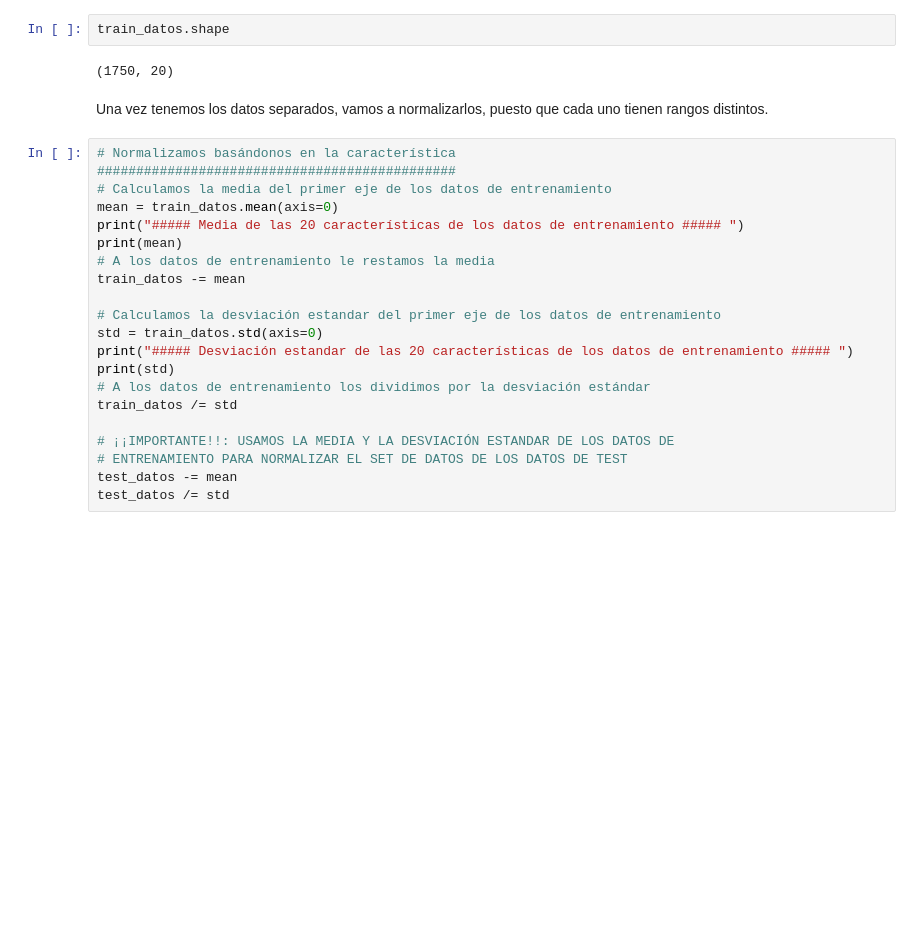
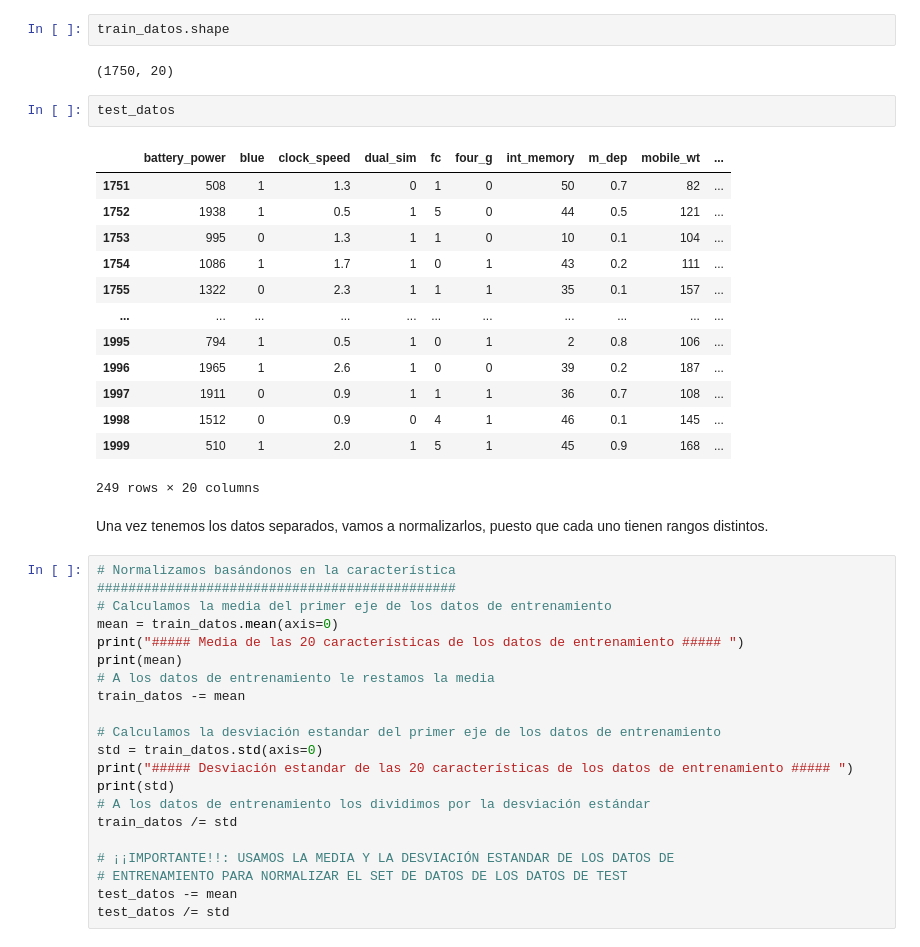
Before and after one commit to AlvaroGarcia-Cid/PROYECTO_FINAL, a Jupyter notebook: PROYECTO_FINAL.ipynb, the cells around one changed output. Cells and saved outputs as stored; diff of their text form; blank space fills up the shorter version.

```diff
--- a/PROYECTO_FINAL.ipynb
+++ b/PROYECTO_FINAL.ipynb
@@ -81,6 +85,22 @@ train_labels[0]
 train_datos.shape
 # %% [output]
 (1750, 20)
+# %%
+test_datos
+# %% [output]
+|  | battery_power | blue | clock_speed | dual_sim | fc | four_g | int_memory | m_dep | mobile_wt | ... |
+| 1751 | 508 | 1 | 1.3 | 0 | 1 | 0 | 50 | 0.7 | 82 | ... |
+| 1752 | 1938 | 1 | 0.5 | 1 | 5 | 0 | 44 | 0.5 | 121 | ... |
+| 1753 | 995 | 0 | 1.3 | 1 | 1 | 0 | 10 | 0.1 | 104 | ... |
+| 1754 | 1086 | 1 | 1.7 | 1 | 0 | 1 | 43 | 0.2 | 111 | ... |
+| 1755 | 1322 | 0 | 2.3 | 1 | 1 | 1 | 35 | 0.1 | 157 | ... |
+| ... | ... | ... | ... | ... | ... | ... | ... | ... | ... | ... |
+| 1995 | 794 | 1 | 0.5 | 1 | 0 | 1 | 2 | 0.8 | 106 | ... |
+| 1996 | 1965 | 1 | 2.6 | 1 | 0 | 0 | 39 | 0.2 | 187 | ... |
+| 1997 | 1911 | 0 | 0.9 | 1 | 1 | 1 | 36 | 0.7 | 108 | ... |
+| 1998 | 1512 | 0 | 0.9 | 0 | 4 | 1 | 46 | 0.1 | 145 | ... |
+| 1999 | 510 | 1 | 2.0 | 1 | 5 | 1 | 45 | 0.9 | 168 | ... |
+249 rows × 20 columns
 # %% [markdown]
 Una vez tenemos los datos separados, vamos a normalizarlos, puesto que cada uno tienen rangos distintos.
 # %%
```
Also changed, not shown: parts of 5 cells of this notebook.
